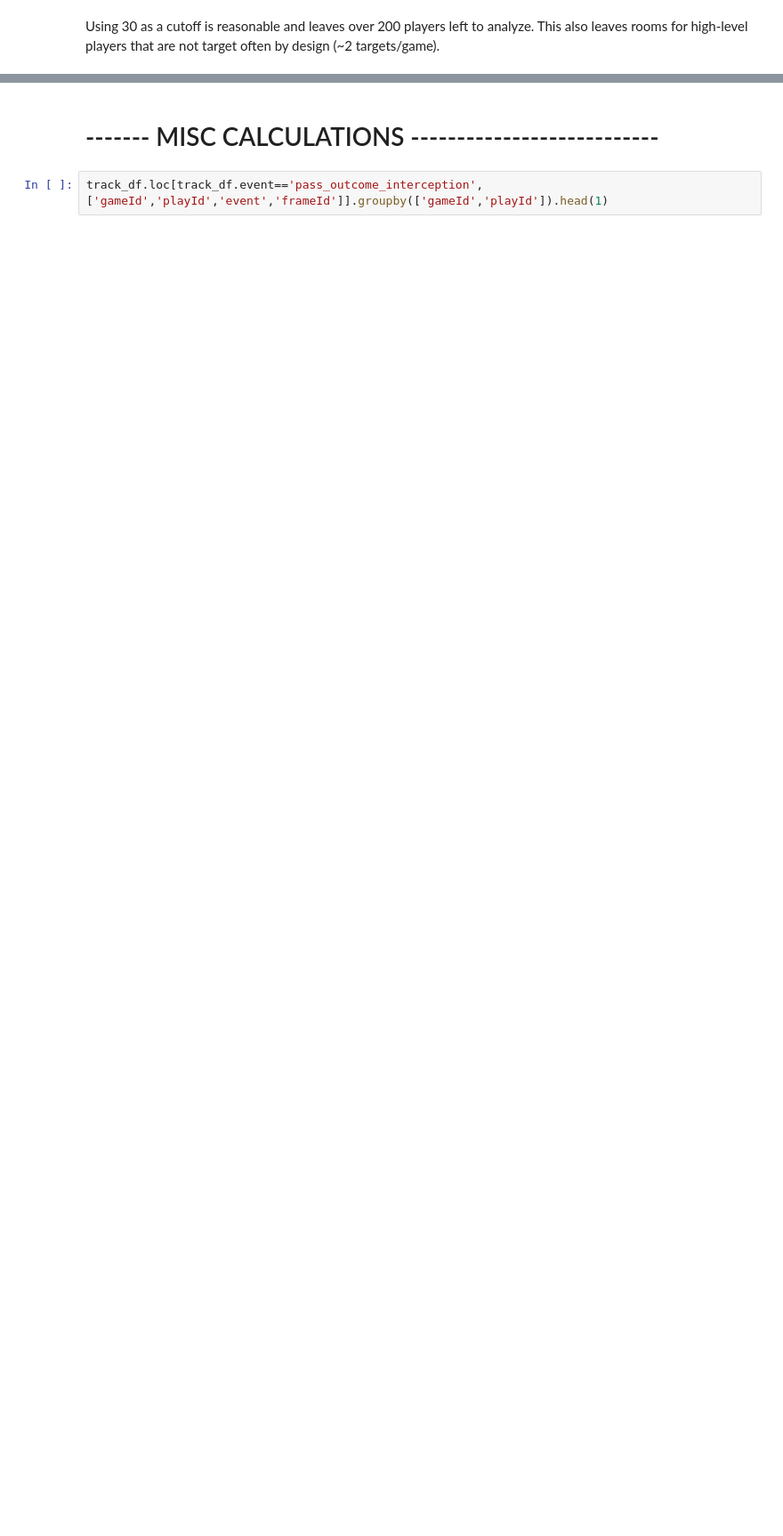
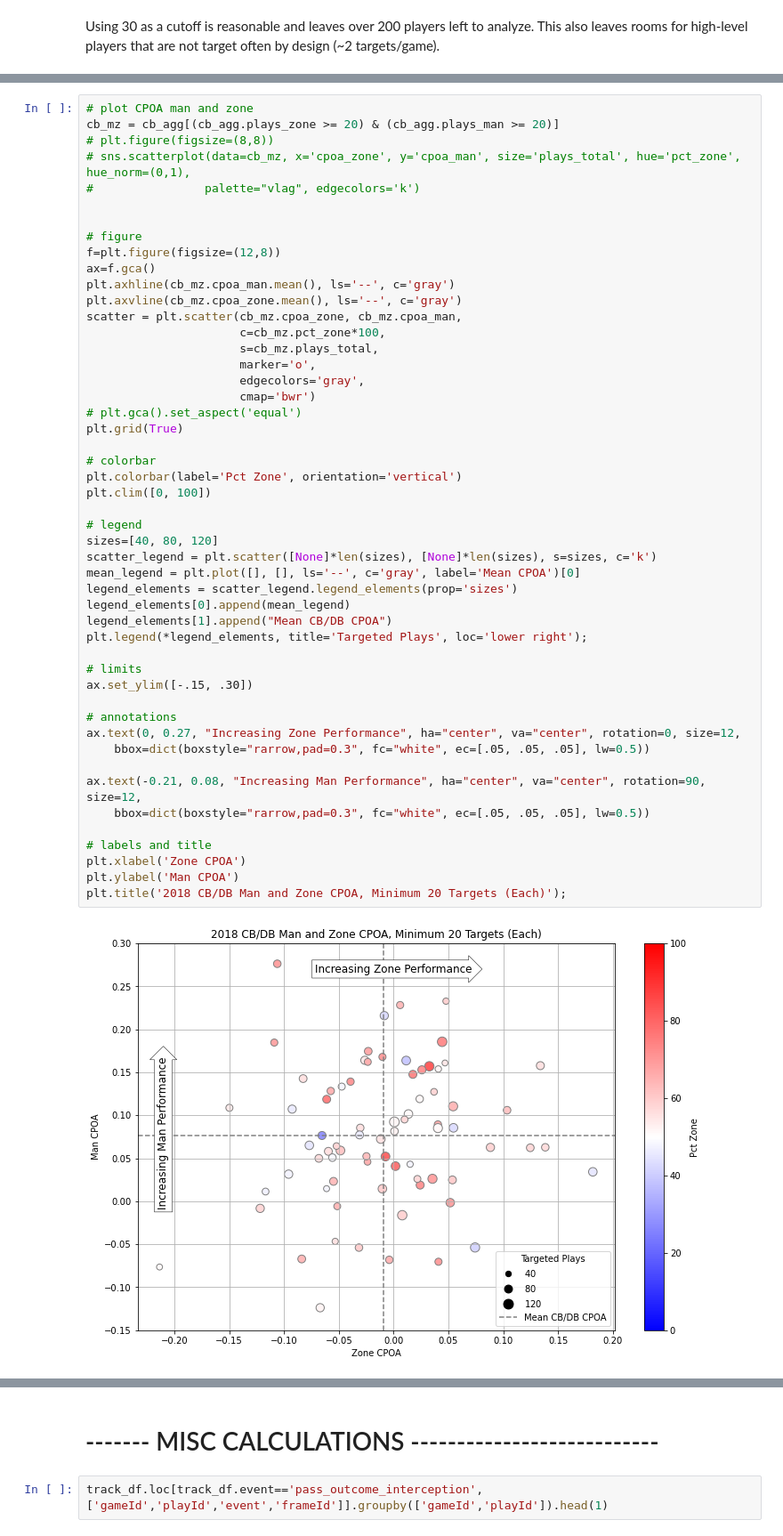
Before and after one commit to pschlais/kaggle_bigdatabowl_2021, a Jupyter notebook: Target_defender_performance.ipynb, the cells around one changed output, grey strips where cells are left out. Shown at 89% size. Cells and saved outputs as stored; diff of their text form; blank space fills up the shorter version.

```diff
--- a/Target_defender_performance.ipynb
+++ b/Target_defender_performance.ipynb
@@ -914,0 +1297,51 @@ cpoa_agg.sort_values('plays_man', ascending=False)
+# %%
+# plot CPOA man and zone
+cb_mz = cb_agg[(cb_agg.plays_zone >= 20) & (cb_agg.plays_man >= 20)]
+# plt.figure(figsize=(8,8))
+# sns.scatterplot(data=cb_mz, x='cpoa_zone', y='cpoa_man', size='plays_total', hue='pct_zone', hue_norm=(0,1),
+#                palette="vlag", edgecolors='k')
+
+
+# figure
+f=plt.figure(figsize=(12,8))
+ax=f.gca()
+plt.axhline(cb_mz.cpoa_man.mean(), ls='--', c='gray')
+plt.axvline(cb_mz.cpoa_zone.mean(), ls='--', c='gray')
+scatter = plt.scatter(cb_mz.cpoa_zone, cb_mz.cpoa_man,
+                      c=cb_mz.pct_zone*100,
+                      s=cb_mz.plays_total,
+                      marker='o',
+                      edgecolors='gray',
+                      cmap='bwr')
+# plt.gca().set_aspect('equal')
+plt.grid(True)
+
+# colorbar
+plt.colorbar(label='Pct Zone', orientation='vertical')
+plt.clim([0, 100])
+
+# legend
+sizes=[40, 80, 120]
+scatter_legend = plt.scatter([None]*len(sizes), [None]*len(sizes), s=sizes, c='k')
+mean_legend = plt.plot([], [], ls='--', c='gray', label='Mean CPOA')[0]
+legend_elements = scatter_legend.legend_elements(prop='sizes')
+legend_elements[0].append(mean_legend)
+legend_elements[1].append("Mean CB/DB CPOA")
+plt.legend(*legend_elements, title='Targeted Plays', loc='lower right');
+
+# limits
+ax.set_ylim([-.15, .30])
+
+# annotations
+ax.text(0, 0.27, "Increasing Zone Performance", ha="center", va="center", rotation=0, size=12,
+    bbox=dict(boxstyle="rarrow,pad=0.3", fc="white", ec=[.05, .05, .05], lw=0.5))
+
+ax.text(-0.21, 0.08, "Increasing Man Performance", ha="center", va="center", rotation=90, size=12,
+    bbox=dict(boxstyle="rarrow,pad=0.3", fc="white", ec=[.05, .05, .05], lw=0.5))
+
+# labels and title
+plt.xlabel('Zone CPOA')
+plt.ylabel('Man CPOA')
+plt.title('2018 CB/DB Man and Zone CPOA, Minimum 20 Targets (Each)');
+# %% [output]
+[figure, added]
```
Also changed, not shown: parts of 68 cells of this notebook.
